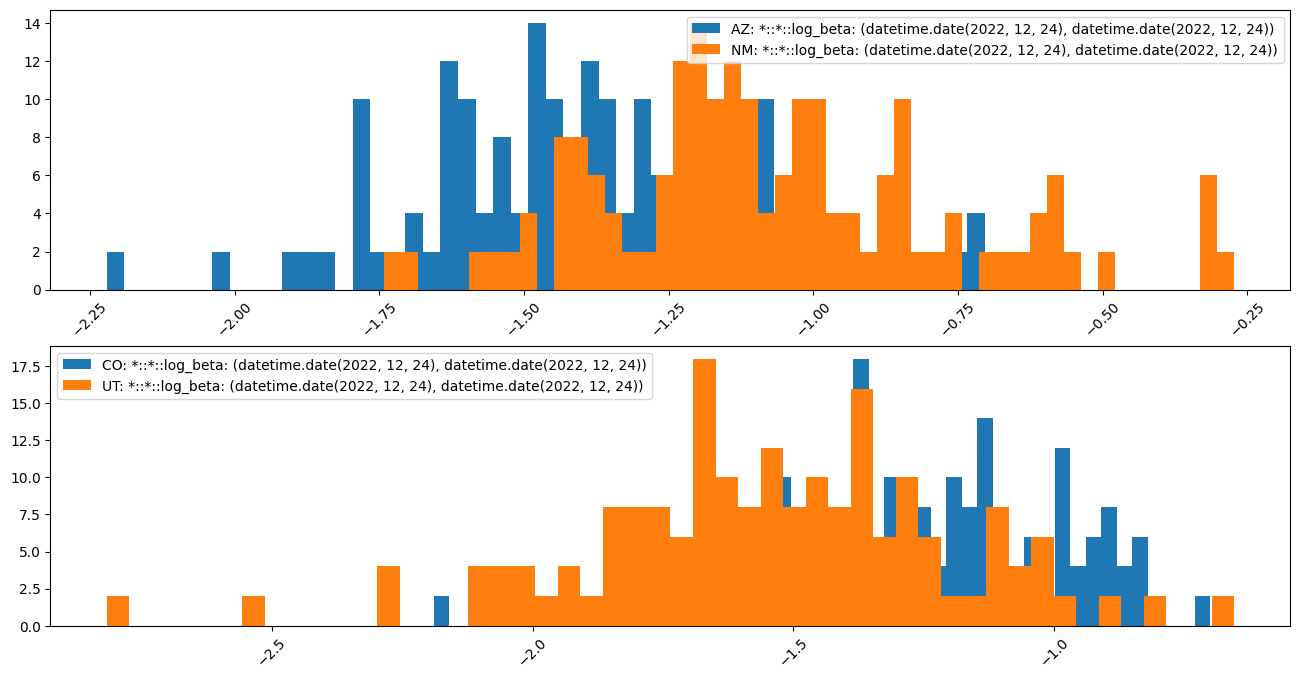
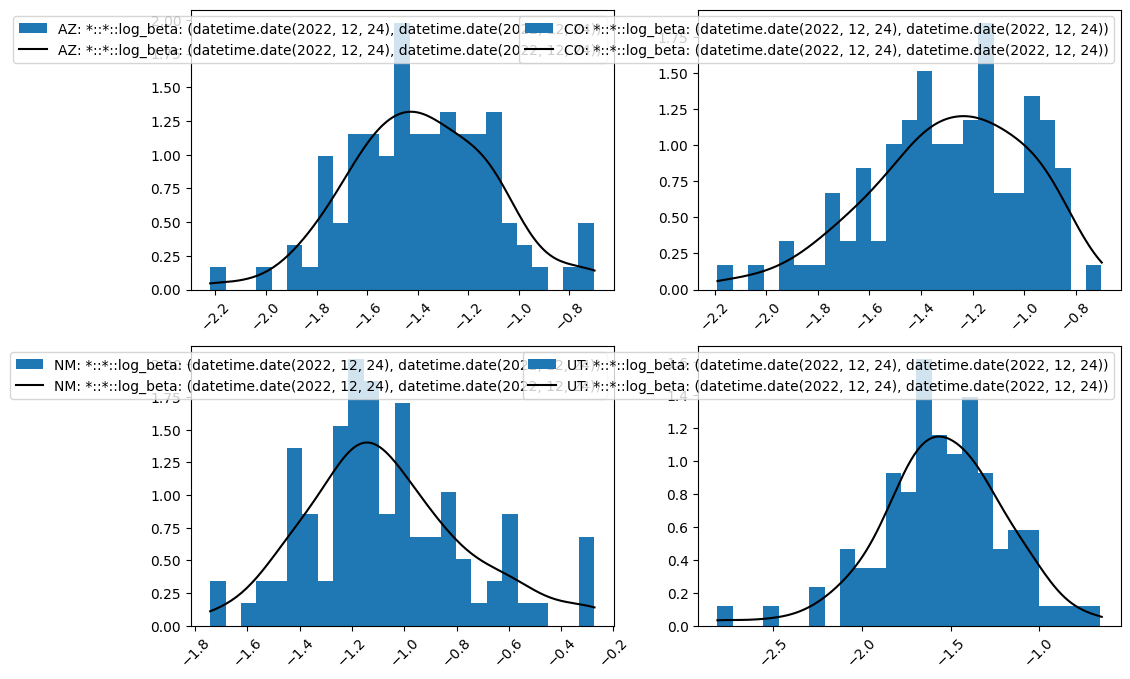
The change to this notebook cell's code, shown as a diff; its figure went from the first image to the second:
--- before
+++ after
@@ -1,6 +1,6 @@
-fig, axes = plt.subplots(nrows=2, ncols=1, figsize=(16, 8))
+fig, axes = plt.subplots(nrows=2, ncols=2, figsize=(12, 8))
 quantity = particle_filter_output.param_select.by_name("log_beta")
 geo = rume.scope.select.all()
-time = rume.time_frame.select.days(100, 100)
+time = rume.time_frame.select.days(100, 100).group("day").agg()
 
 plotter.histogram_plt(
@@ -9,7 +9,20 @@
     time,
     quantity,
-    hist_kwargs=[{"bins": 50}],
+    hist_kwargs=[{"bins": 25, "density": True}],
     legend="on",
     kwarg_type="quantity",
 )
+
+plotter.kde_plt(
+    np.array([axes]),
+    geo,
+    time,
+    quantity,
+    legend="on",
+    bandwidth="scott",
+    line_kwargs=[
+        {"color": "black"}
+    ],
+    kwarg_type="geo",
+)
 plt.show()

Commit: Added KDE.